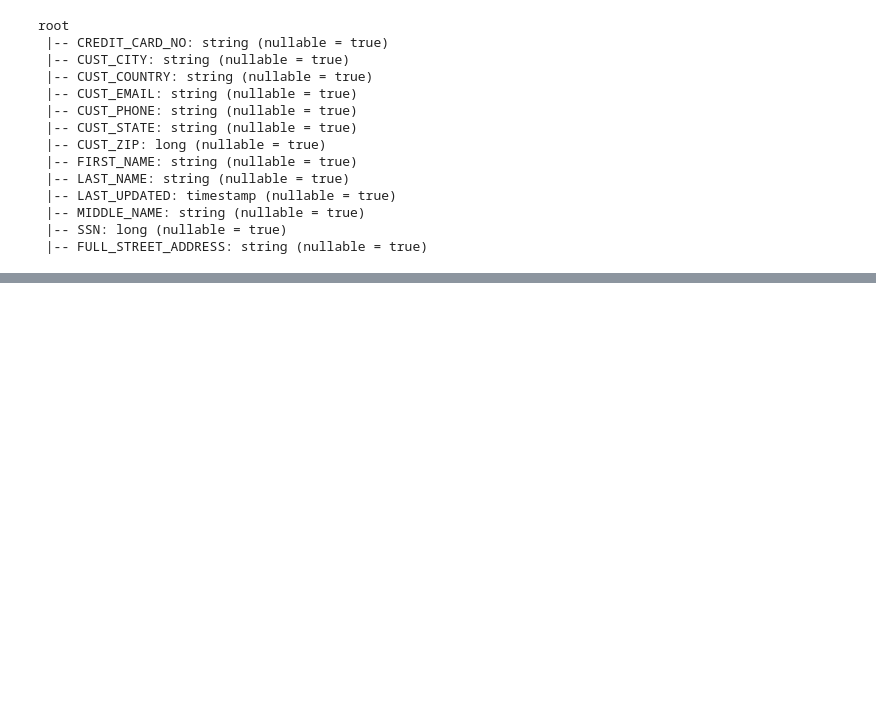
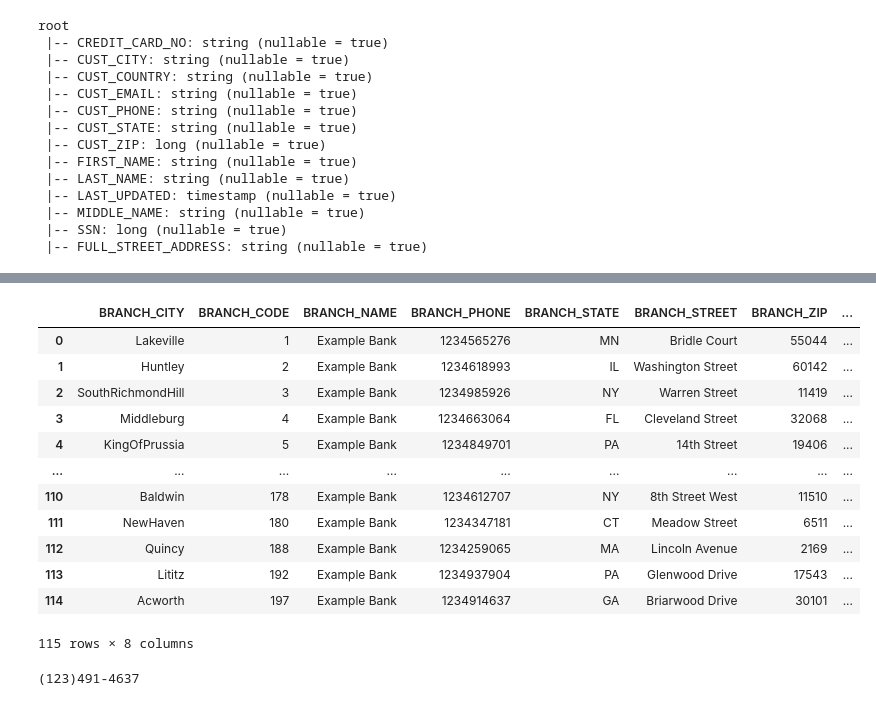
Before and after one commit to The-Captain-William/Per-Scholas-Capstone, a Jupyter notebook: testing/pyspark_extract.ipynb, the cells around one changed output, grey strips where cells are left out. Drawn from its saved outputs; the diff is of its cells as text; code cells hidden in the pictures; blank space fills up the shorter version.

Commit message:
Extract 0.0.3 Extracted local branch JSON

```diff
--- a/testing/pyspark_extract.ipynb
+++ b/testing/pyspark_extract.ipynb
@@ -370,0 +398,2 @@ customer_transformed_df.coalesce(1).write.json(path='../data/credit_card_dataset
+# %%
+branch_df = branch_df.withColumn('LAST_UPDATED', branch_df['LAST_UPDATED'].cast(TimestampType()))
@@ -370,0 +431,4 @@ customer_transformed_df.coalesce(1).write.json(path='../data/credit_card_dataset
+# %%
+branch_df = branch_df.fillna({"BRANCH_ZIP":99999})
+# %%
+branch_df_p = branch_df.toPandas()
@@ -370,0 +447,16 @@ customer_transformed_df.coalesce(1).write.json(path='../data/credit_card_dataset
+# %%
+branch_df_p
+# %% [output]
+|  | BRANCH_CITY | BRANCH_CODE | BRANCH_NAME | BRANCH_PHONE | BRANCH_STATE | BRANCH_STREET | BRANCH_ZIP | ... |
+| 0 | Lakeville | 1 | Example Bank | 1234565276 | MN | Bridle Court | 55044 | ... |
+| 1 | Huntley | 2 | Example Bank | 1234618993 | IL | Washington Street | 60142 | ... |
+| 2 | SouthRichmondHill | 3 | Example Bank | 1234985926 | NY | Warren Street | 11419 | ... |
+| 3 | Middleburg | 4 | Example Bank | 1234663064 | FL | Cleveland Street | 32068 | ... |
+| 4 | KingOfPrussia | 5 | Example Bank | 1234849701 | PA | 14th Street | 19406 | ... |
+| ... | ... | ... | ... | ... | ... | ... | ... | ... |
+| 110 | Baldwin | 178 | Example Bank | 1234612707 | NY | 8th Street West | 11510 | ... |
+| 111 | NewHaven | 180 | Example Bank | 1234347181 | CT | Meadow Street | 6511 | ... |
+| 112 | Quincy | 188 | Example Bank | 1234259065 | MA | Lincoln Avenue | 2169 | ... |
+| 113 | Lititz | 192 | Example Bank | 1234937904 | PA | Glenwood Drive | 17543 | ... |
+| 114 | Acworth | 197 | Example Bank | 1234914637 | GA | Briarwood Drive | 30101 | ... |
+115 rows × 8 columns
@@ -370,0 +474,4 @@ customer_transformed_df.coalesce(1).write.json(path='../data/credit_card_dataset
+# %%
+print(parse_phone_number("1234914637"))
+# %% [output]
+(123)491-4637
```
Also changed, not shown: parts of 15 cells of this notebook.
